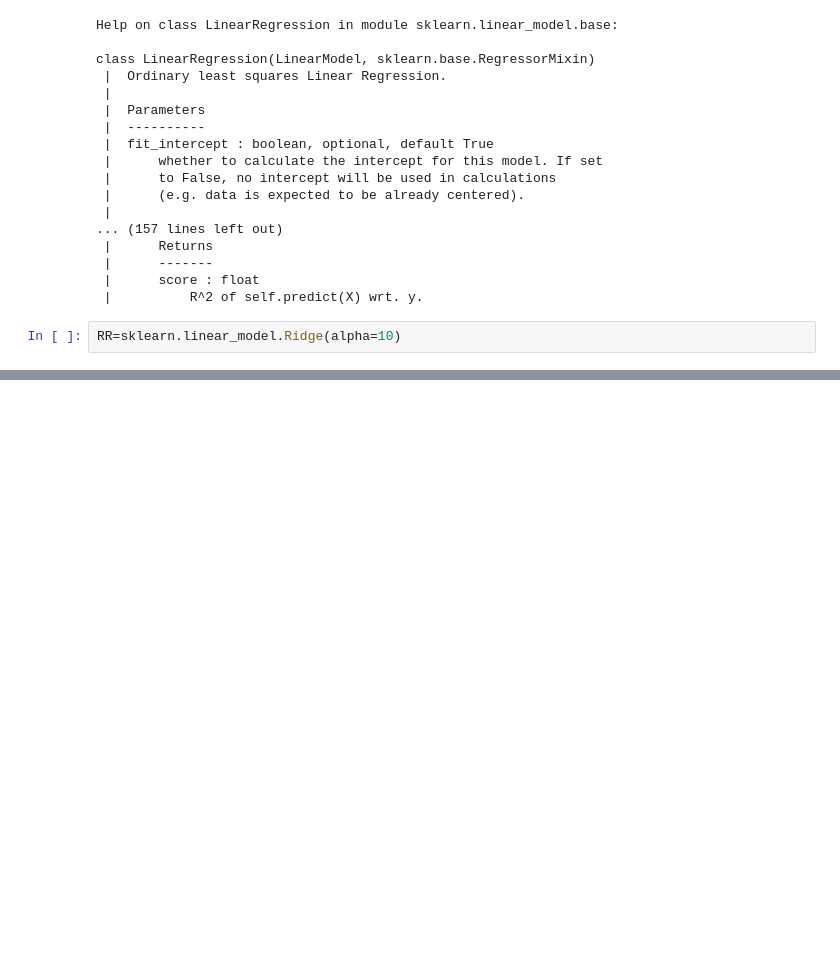
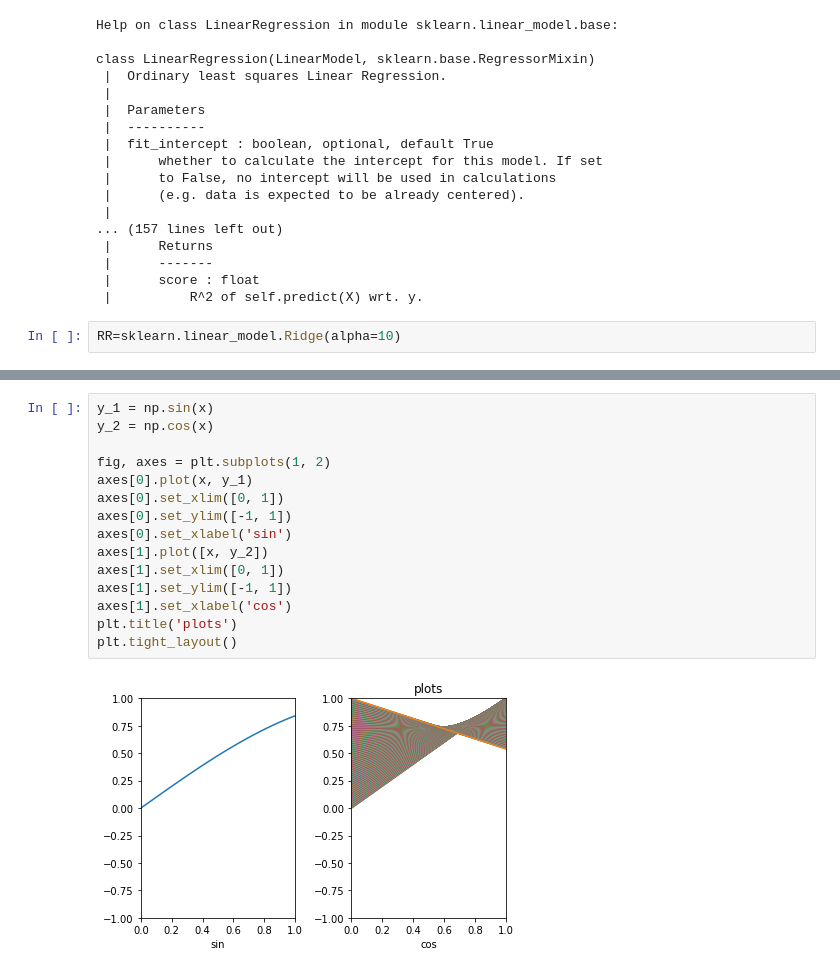
Before and after one commit to sjha01/ibm_data_science, a Jupyter notebook: quick_tests.ipynb, the cells around one changed output, grey strips where cells are left out. Saved outputs shown, nothing was run; the diff lists cells and outputs as text; blank space fills up the shorter version.

```diff
--- a/quick_tests.ipynb
+++ b/quick_tests.ipynb
@@ -321,0 +364,17 @@ RR=sklearn.linear_model.Ridge(alpha=10)
+# %%
+y_1 = np.sin(x)
+y_2 = np.cos(x)
+
+fig, axes = plt.subplots(1, 2)
+axes[0].plot(x, y_1)
+axes[0].set_xlim([0, 1])
+axes[0].set_ylim([-1, 1])
+axes[0].set_xlabel('sin')
+axes[1].plot([x, y_2])
+axes[1].set_xlim([0, 1])
+axes[1].set_ylim([-1, 1])
+axes[1].set_xlabel('cos')
+plt.title('plots')
+plt.tight_layout()
+# %% [output]
+[figure, added]
```
Also changed, not shown: parts of 14 cells of this notebook, 1 other file.
